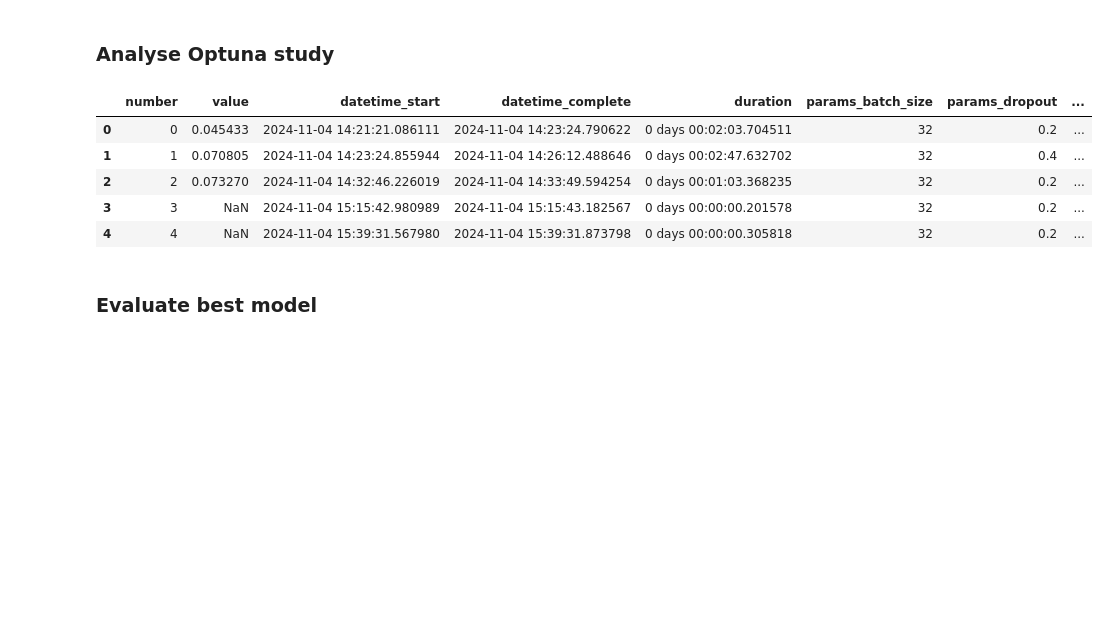
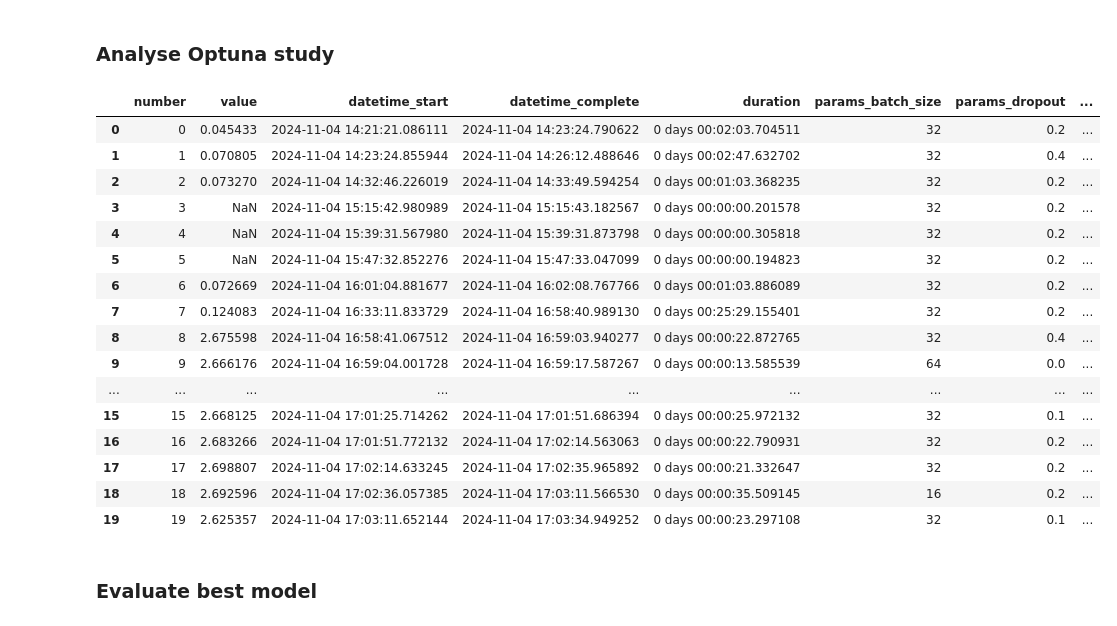
Before and after one commit to tiefenthaler/pytorch-lightning-tabular-classification, a Jupyter notebook: notebooks/20_clf_pipeline_pytorch_MLP_optuna.ipynb, the cells around one changed output. Saved outputs shown, nothing was run; the diff lists cells and outputs as text; code cells hidden in the pictures; blank space fills up the shorter version.

```diff
--- a/notebooks/20_clf_pipeline_pytorch_MLP_optuna.ipynb
+++ b/notebooks/20_clf_pipeline_pytorch_MLP_optuna.ipynb
@@ -1254,14 +1210,25 @@ Best trial:
 # %%
 # history of all trials
 hist = study.trials_dataframe()
-hist.head()
+hist.head(20)
 # %% [output]
 |  | number | value | datetime_start | datetime_complete | duration | params_batch_size | params_dropout | ... |
 | 0 | 0 | 0.045433 | 2024-11-04 14:21:21.086111 | 2024-11-04 14:23:24.790622 | 0 days 00:02:03.704511 | 32 | 0.2 | ... |
 | 1 | 1 | 0.070805 | 2024-11-04 14:23:24.855944 | 2024-11-04 14:26:12.488646 | 0 days 00:02:47.632702 | 32 | 0.4 | ... |
 | 2 | 2 | 0.073270 | 2024-11-04 14:32:46.226019 | 2024-11-04 14:33:49.594254 | 0 days 00:01:03.368235 | 32 | 0.2 | ... |
 | 3 | 3 | NaN | 2024-11-04 15:15:42.980989 | 2024-11-04 15:15:43.182567 | 0 days 00:00:00.201578 | 32 | 0.2 | ... |
 | 4 | 4 | NaN | 2024-11-04 15:39:31.567980 | 2024-11-04 15:39:31.873798 | 0 days 00:00:00.305818 | 32 | 0.2 | ... |
+| 5 | 5 | NaN | 2024-11-04 15:47:32.852276 | 2024-11-04 15:47:33.047099 | 0 days 00:00:00.194823 | 32 | 0.2 | ... |
+| 6 | 6 | 0.072669 | 2024-11-04 16:01:04.881677 | 2024-11-04 16:02:08.767766 | 0 days 00:01:03.886089 | 32 | 0.2 | ... |
+| 7 | 7 | 0.124083 | 2024-11-04 16:33:11.833729 | 2024-11-04 16:58:40.989130 | 0 days 00:25:29.155401 | 32 | 0.2 | ... |
+| 8 | 8 | 2.675598 | 2024-11-04 16:58:41.067512 | 2024-11-04 16:59:03.940277 | 0 days 00:00:22.872765 | 32 | 0.4 | ... |
+| 9 | 9 | 2.666176 | 2024-11-04 16:59:04.001728 | 2024-11-04 16:59:17.587267 | 0 days 00:00:13.585539 | 64 | 0.0 | ... |
+| ... | ... | ... | ... | ... | ... | ... | ... | ... |
+| 15 | 15 | 2.668125 | 2024-11-04 17:01:25.714262 | 2024-11-04 17:01:51.686394 | 0 days 00:00:25.972132 | 32 | 0.1 | ... |
+| 16 | 16 | 2.683266 | 2024-11-04 17:01:51.772132 | 2024-11-04 17:02:14.563063 | 0 days 00:00:22.790931 | 32 | 0.2 | ... |
+| 17 | 17 | 2.698807 | 2024-11-04 17:02:14.633245 | 2024-11-04 17:02:35.965892 | 0 days 00:00:21.332647 | 32 | 0.2 | ... |
+| 18 | 18 | 2.692596 | 2024-11-04 17:02:36.057385 | 2024-11-04 17:03:11.566530 | 0 days 00:00:35.509145 | 16 | 0.2 | ... |
+| 19 | 19 | 2.625357 | 2024-11-04 17:03:11.652144 | 2024-11-04 17:03:34.949252 | 0 days 00:00:23.297108 | 32 | 0.1 | ... |
 # %%
 # plot performance of all trials
 optuna.visualization.plot_optimization_history(study)
```
Also changed, not shown: parts of 18 cells of this notebook.
